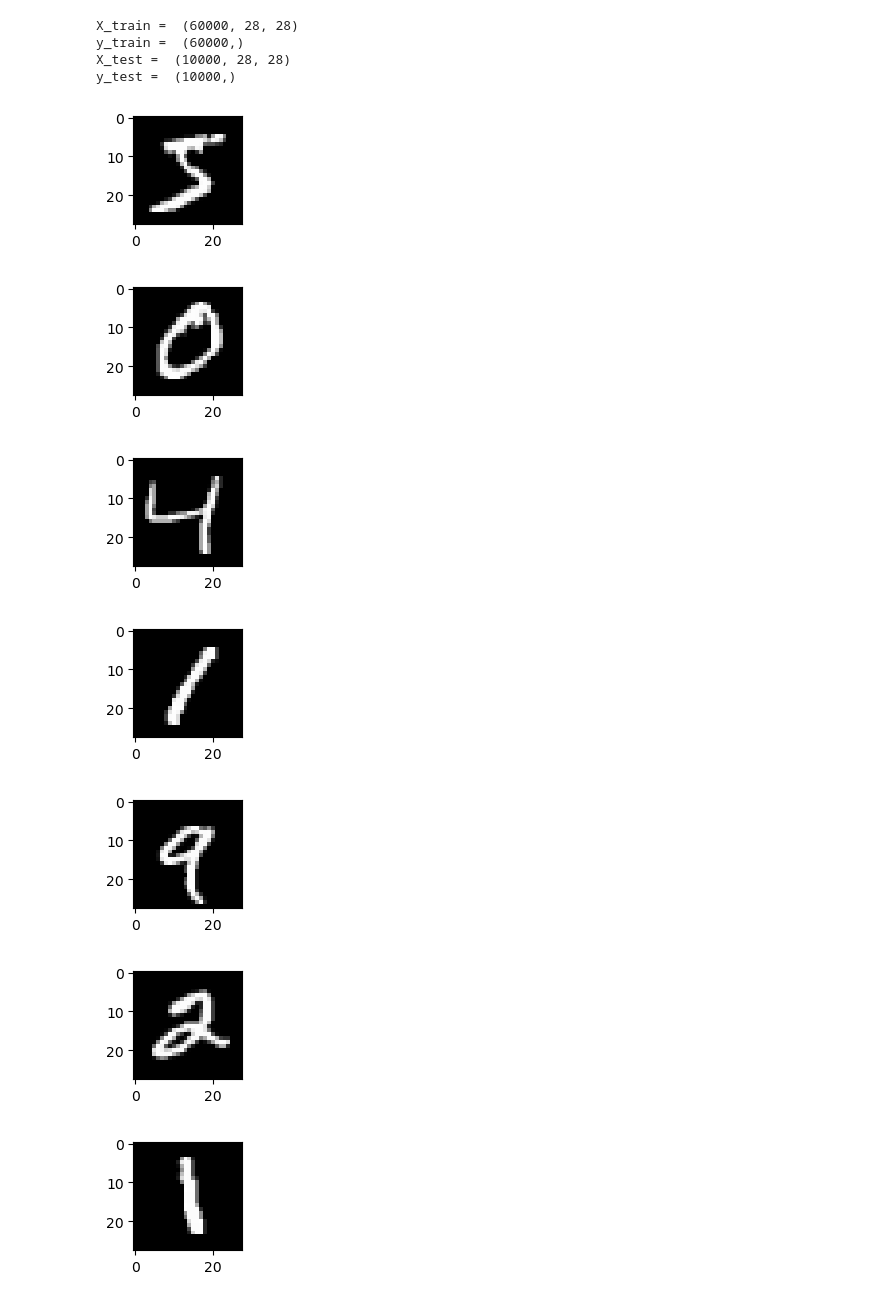
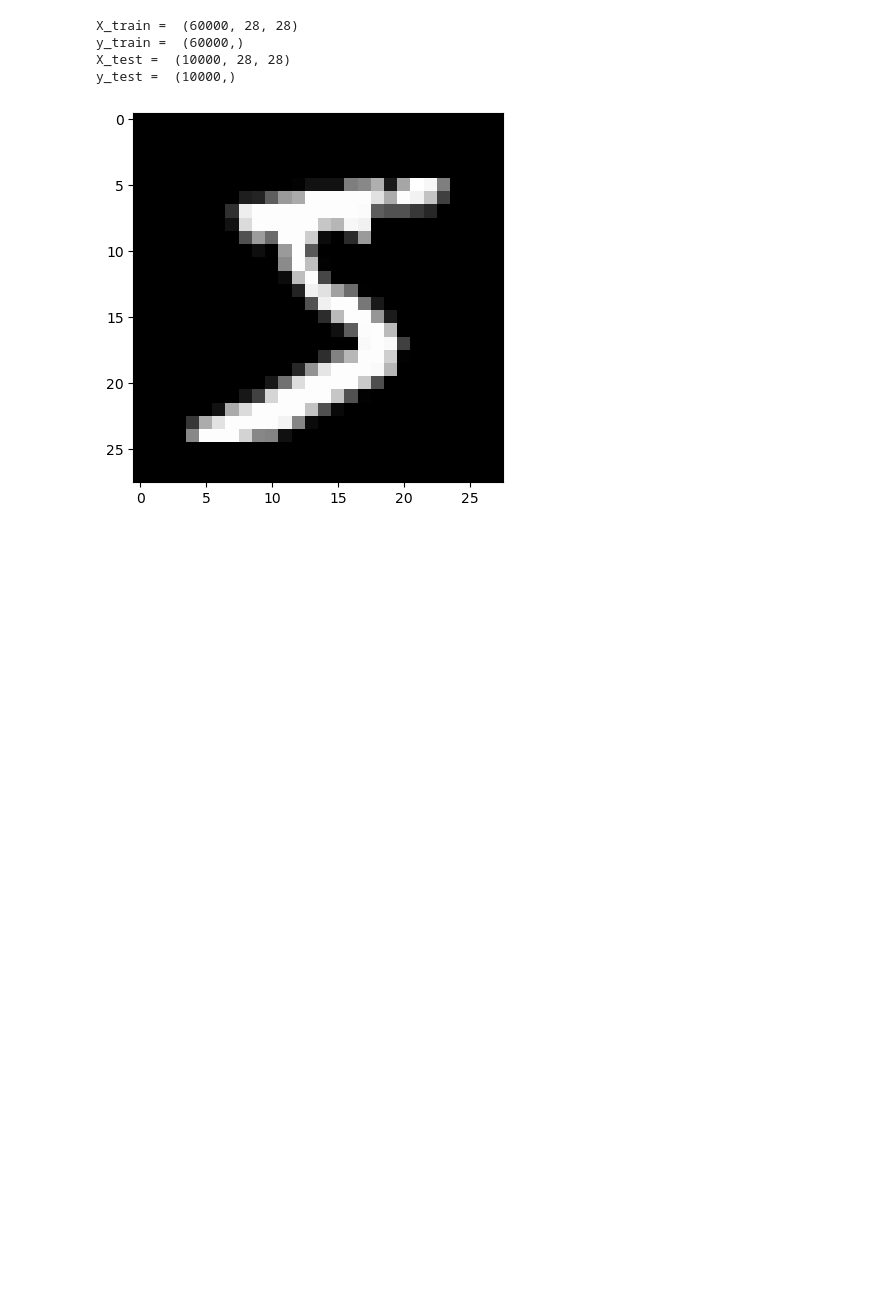
Before and after one commit to fratambot/MLOps-with-wandb, a Jupyter notebook: notebooks/EDA.ipynb, the cells around one changed output. Drawn from its saved outputs; the diff is of its cells as text; code cells hidden in the pictures; blank space fills up the shorter version.

```diff
--- a/notebooks/EDA.ipynb
+++ b/notebooks/EDA.ipynb
@@ -23,15 +26,8 @@ y_train =  (60000,)
 X_test =  (10000, 28, 28)
 y_test =  (10000,)
 # %%
-for i in range(9):
-    plt.subplot(330 + 1 + i)
-    plt.imshow(X_train[i], cmap=plt.get_cmap('gray'))
-    plt.show()
+fig, axs = plt.subplots()
+axs.imshow(X_train[0], cmap=plt.get_cmap('gray'))
+fig.show()
 # %% [output]
-[figure, old version]
+[figure, new version]
-[figure, removed]
-[figure, removed]
-[figure, removed]
-[figure, removed]
-[figure, removed]
-[figure, removed]
```
Also changed, not shown: parts of 15 cells of this notebook, 3 other files.
